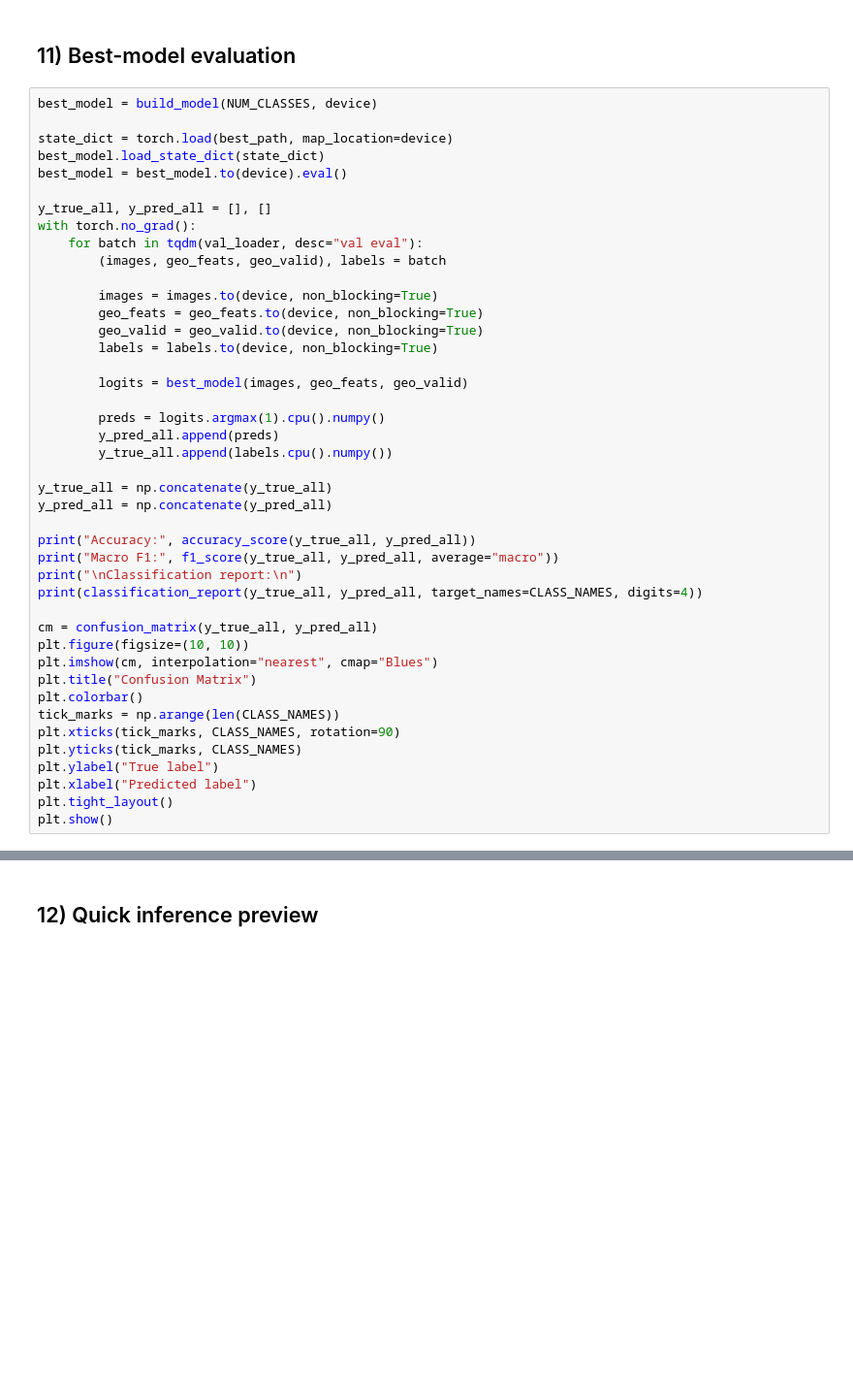
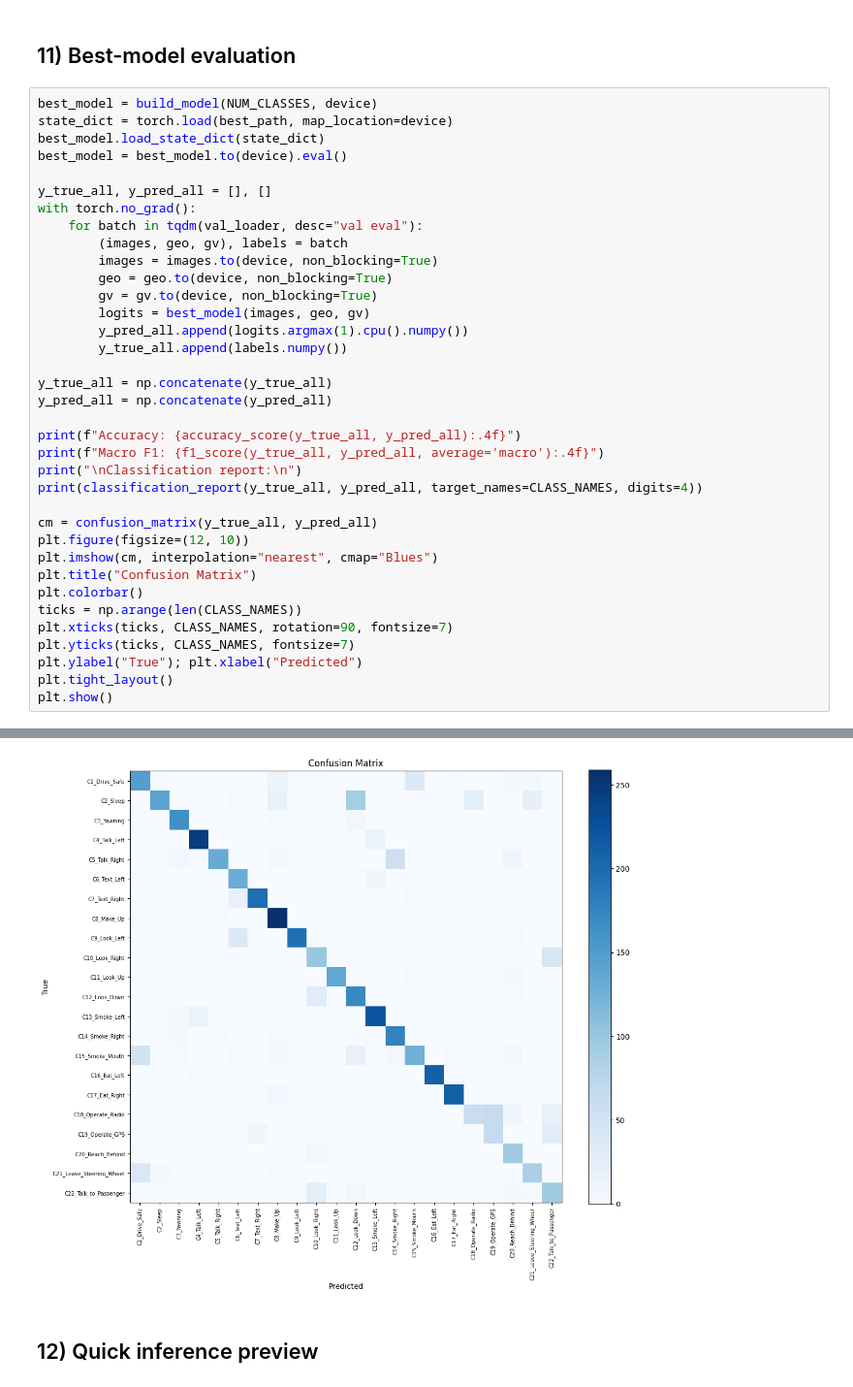
Before and after one commit to LurpDaDerp/multimodal-distracted-driving-detection, a Jupyter notebook: custom_notebooks/100-driver-multimodal.ipynb, the cells around one changed output, grey strips where cells are left out. Shown at 97% size. Saved outputs shown, nothing was run; the diff lists cells and outputs as text; blank space fills up the shorter version.

```diff
--- a/custom_notebooks/100-driver-multimodal.ipynb
+++ b/custom_notebooks/100-driver-multimodal.ipynb
@@ -1308,7 +981,6 @@ if not hist.empty:
 ## 11) Best-model evaluation
 # %%
 best_model = build_model(NUM_CLASSES, device)
-
 state_dict = torch.load(best_path, map_location=device)
 best_model.load_state_dict(state_dict)
 best_model = best_model.to(device).eval()
@@ -1316,36 +988,31 @@ best_model = best_model.to(device).eval()
 y_true_all, y_pred_all = [], []
 with torch.no_grad():
     for batch in tqdm(val_loader, desc="val eval"):
-        (images, geo_feats, geo_valid), labels = batch
-
+        (images, geo, gv), labels = batch
         images = images.to(device, non_blocking=True)
-        geo_feats = geo_feats.to(device, non_blocking=True)
-        geo_valid = geo_valid.to(device, non_blocking=True)
-        labels = labels.to(device, non_blocking=True)
-
-        logits = best_model(images, geo_feats, geo_valid)
-
-        preds = logits.argmax(1).cpu().numpy()
-        y_pred_all.append(preds)
-        y_true_all.append(labels.cpu().numpy())
+        geo = geo.to(device, non_blocking=True)
+        gv = gv.to(device, non_blocking=True)
+        logits = best_model(images, geo, gv)
+        y_pred_all.append(logits.argmax(1).cpu().numpy())
+        y_true_all.append(labels.numpy())
 
 y_true_all = np.concatenate(y_true_all)
 y_pred_all = np.concatenate(y_pred_all)
 
-print("Accuracy:", accuracy_score(y_true_all, y_pred_all))
-print("Macro F1:", f1_score(y_true_all, y_pred_all, average="macro"))
+print(f"Accuracy: {accuracy_score(y_true_all, y_pred_all):.4f}")
+print(f"Macro F1: {f1_score(y_true_all, y_pred_all, average='macro'):.4f}")
 print("\nClassification report:\n")
 print(classification_report(y_true_all, y_pred_all, target_names=CLASS_NAMES, digits=4))
 
 cm = confusion_matrix(y_true_all, y_pred_all)
-plt.figure(figsize=(10, 10))
+plt.figure(figsize=(12, 10))
 plt.imshow(cm, interpolation="nearest", cmap="Blues")
 plt.title("Confusion Matrix")
 plt.colorbar()
-tick_marks = np.arange(len(CLASS_NAMES))
-plt.xticks(tick_marks, CLASS_NAMES, rotation=90)
-plt.yticks(tick_marks, CLASS_NAMES)
-plt.ylabel("True label")
-plt.xlabel("Predicted label")
+ticks = np.arange(len(CLASS_NAMES))
+plt.xticks(ticks, CLASS_NAMES, rotation=90, fontsize=7)
+plt.yticks(ticks, CLASS_NAMES, fontsize=7)
+plt.ylabel("True"); plt.xlabel("Predicted")
 plt.tight_layout()
 plt.show()
+# %% [output]
@@ -1352,3 +1037,4 @@ plt.show()
+[figure, added]
 # %% [markdown]
 ## 12) Quick inference preview
 # %%
```
Also changed, not shown: parts of 19 cells of this notebook.
